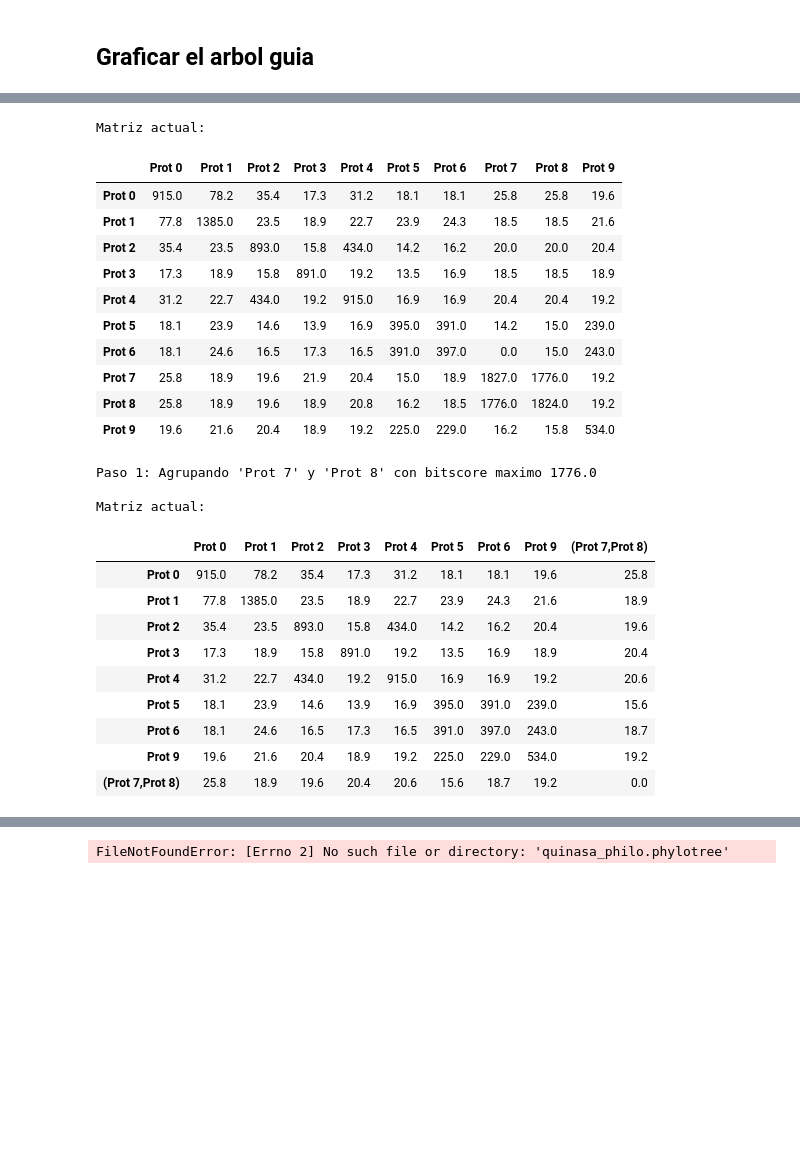
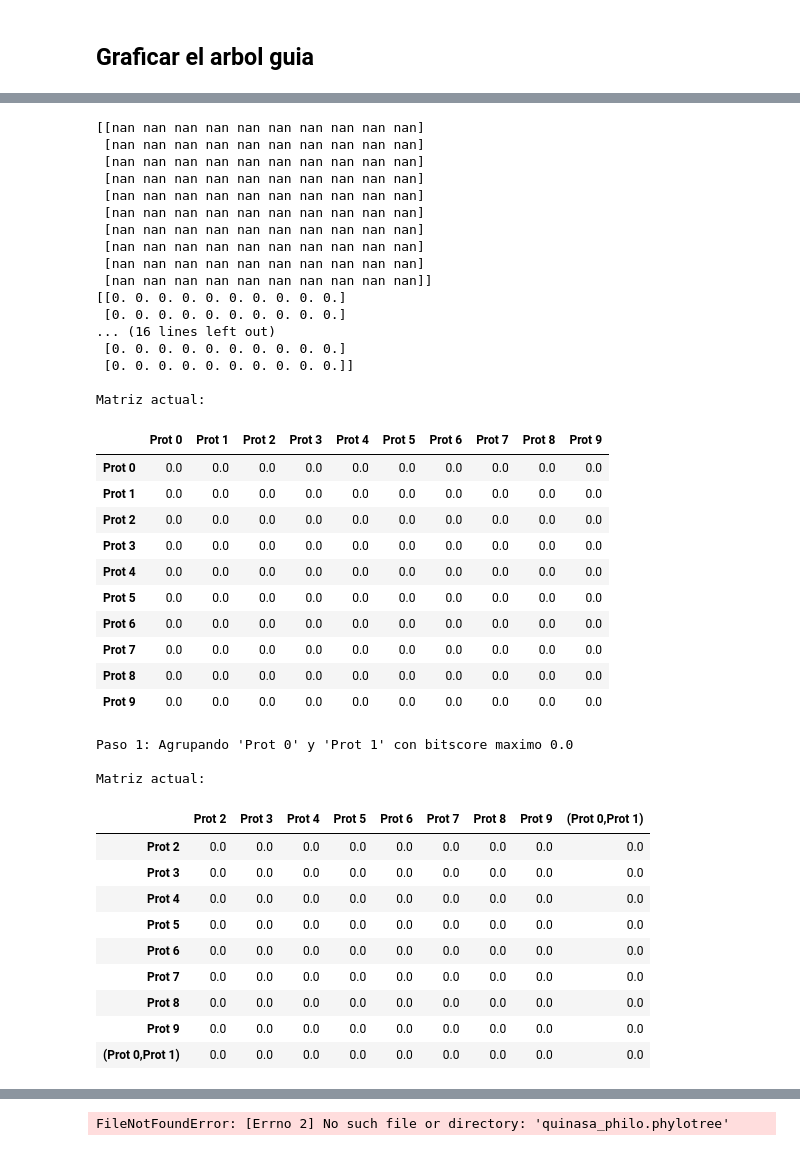
Before and after one commit to NadinaMaia/BioinformaticaAvanzada, a Jupyter notebook: tp3/TP3.ipynb, the cells around one changed output, grey strips where cells are left out. Cells and saved outputs as stored; diff of their text form; code cells hidden in the pictures; blank space fills up the shorter version.

```diff
--- a/tp3/TP3.ipynb
+++ b/tp3/TP3.ipynb
@@ -91,20 +92,6 @@ print(blosum_dict)
 import os
 
 def blast_two_seqs(seq_query, seq_db, id_query="query", id_db="db", temp_dir="temp_blast"):
-    """
-    Hace BLASTp local entre dos secuencias proteicas y devuelve métricas clave.
-
-    Args:
-      seq_query (str): Secuencia proteica que será la consulta.
-      seq_db (str): Secuencia proteica que será la base de datos.
-      id_query (str): ID para la secuencia consulta.
-      id_db (str): ID para la secuencia base de datos.
-      temp_dir (str): Carpeta temporal para archivos.
-
-    Returns:
-      tuple: (evalue, bitscore, pident) del mejor hit.
-             Si no hay hits, devuelve (None, None, None).
-    """
     if not os.path.exists(temp_dir):
         os.makedirs(temp_dir)
 
@@ -199,7 +178,7 @@ guardar_lista_fasta(lista_quinasas, "quinasas.fasta")
 # %%
 # Cargar matriz
 blosum60_df = cargar_blosum60()
-def obtener_matriz_blast_scores(lista_proteinas, blosum):
+def obtener_matriz_blast_scores(lista_proteinas):
     # Inicializar matriz
     n = len(lista_proteinas)
     evalue_matrix, bitscore_matrix, pident_matrix = np.zeros((n, n)), np.zeros((n, n)),np.zeros((n, n))
@@ -373,40 +366,59 @@ def armar_arbol_guia(matriz, etiquetas, tipo_score):
 # %%
 
-evalue_matrix, bitscore_matrix, pident_matrix = obtener_matriz_blast_scores(lista_quinasas, blosum60_df)
+evalue_matrix, bitscore_matrix, pident_matrix = obtener_matriz_blast_scores(lista_quinasas)
+print(evalue_matrix)
+print(bitscore_matrix)
+print(pident_matrix)
 
 labels = [ f"Prot {i}" for i in range(len(lista_quinasas))]
 arbol_bitscore = armar_arbol_guia(bitscore_matrix, labels, 'bitscore')
 labels = [ f"Prot {i}" for i in range(len(lista_quinasas))]
 arbol_pident = armar_arbol_guia(pident_matrix, labels, 'pident')
 labels = [ f"Prot {i}" for i in range(len(lista_quinasas))]
 arbol_evalue = armar_arbol_guia(evalue_matrix, labels, 'evalue')
 
 tree_bitscore = Phylo.read(StringIO(arbol_bitscore), "newick")
 tree_pident = Phylo.read(StringIO(arbol_pident), "newick")
 tree_evalue = Phylo.read(StringIO(arbol_evalue), "newick")
 # %% [output]
+[[nan nan nan nan nan nan nan nan nan nan]
+ [nan nan nan nan nan nan nan nan nan nan]
+ [nan nan nan nan nan nan nan nan nan nan]
+ [nan nan nan nan nan nan nan nan nan nan]
+ [nan nan nan nan nan nan nan nan nan nan]
+ [nan nan nan nan nan nan nan nan nan nan]
+ [nan nan nan nan nan nan nan nan nan nan]
+ [nan nan nan nan nan nan nan nan nan nan]
+ [nan nan nan nan nan nan nan nan nan nan]
+ [nan nan nan nan nan nan nan nan nan nan]]
+[[0. 0. 0. 0. 0. 0. 0. 0. 0. 0.]
+ [0. 0. 0. 0. 0. 0. 0. 0. 0. 0.]
+... (16 lines left out)
+ [0. 0. 0. 0. 0. 0. 0. 0. 0. 0.]
+ [0. 0. 0. 0. 0. 0. 0. 0. 0. 0.]]
+
 Matriz actual:
 |  | Prot 0 | Prot 1 | Prot 2 | Prot 3 | Prot 4 | Prot 5 | Prot 6 | Prot 7 | Prot 8 | Prot 9 |
-| Prot 0 | 915.0 | 78.2 | 35.4 | 17.3 | 31.2 | 18.1 | 18.1 | 25.8 | 25.8 | 19.6 |
-| Prot 1 | 77.8 | 1385.0 | 23.5 | 18.9 | 22.7 | 23.9 | 24.3 | 18.5 | 18.5 | 21.6 |
-| Prot 2 | 35.4 | 23.5 | 893.0 | 15.8 | 434.0 | 14.2 | 16.2 | 20.0 | 20.0 | 20.4 |
-| Prot 3 | 17.3 | 18.9 | 15.8 | 891.0 | 19.2 | 13.5 | 16.9 | 18.5 | 18.5 | 18.9 |
-| Prot 4 | 31.2 | 22.7 | 434.0 | 19.2 | 915.0 | 16.9 | 16.9 | 20.4 | 20.4 | 19.2 |
-| Prot 5 | 18.1 | 23.9 | 14.6 | 13.9 | 16.9 | 395.0 | 391.0 | 14.2 | 15.0 | 239.0 |
-| Prot 6 | 18.1 | 24.6 | 16.5 | 17.3 | 16.5 | 391.0 | 397.0 | 0.0 | 15.0 | 243.0 |
-| Prot 7 | 25.8 | 18.9 | 19.6 | 21.9 | 20.4 | 15.0 | 18.9 | 1827.0 | 1776.0 | 19.2 |
-| Prot 8 | 25.8 | 18.9 | 19.6 | 18.9 | 20.8 | 16.2 | 18.5 | 1776.0 | 1824.0 | 19.2 |
-| Prot 9 | 19.6 | 21.6 | 20.4 | 18.9 | 19.2 | 225.0 | 229.0 | 16.2 | 15.8 | 534.0 |
+| Prot 0 | 0.0 | 0.0 | 0.0 | 0.0 | 0.0 | 0.0 | 0.0 | 0.0 | 0.0 | 0.0 |
+| Prot 1 | 0.0 | 0.0 | 0.0 | 0.0 | 0.0 | 0.0 | 0.0 | 0.0 | 0.0 | 0.0 |
+| Prot 2 | 0.0 | 0.0 | 0.0 | 0.0 | 0.0 | 0.0 | 0.0 | 0.0 | 0.0 | 0.0 |
+| Prot 3 | 0.0 | 0.0 | 0.0 | 0.0 | 0.0 | 0.0 | 0.0 | 0.0 | 0.0 | 0.0 |
+| Prot 4 | 0.0 | 0.0 | 0.0 | 0.0 | 0.0 | 0.0 | 0.0 | 0.0 | 0.0 | 0.0 |
+| Prot 5 | 0.0 | 0.0 | 0.0 | 0.0 | 0.0 | 0.0 | 0.0 | 0.0 | 0.0 | 0.0 |
+| Prot 6 | 0.0 | 0.0 | 0.0 | 0.0 | 0.0 | 0.0 | 0.0 | 0.0 | 0.0 | 0.0 |
+| Prot 7 | 0.0 | 0.0 | 0.0 | 0.0 | 0.0 | 0.0 | 0.0 | 0.0 | 0.0 | 0.0 |
+| Prot 8 | 0.0 | 0.0 | 0.0 | 0.0 | 0.0 | 0.0 | 0.0 | 0.0 | 0.0 | 0.0 |
+| Prot 9 | 0.0 | 0.0 | 0.0 | 0.0 | 0.0 | 0.0 | 0.0 | 0.0 | 0.0 | 0.0 |
-Paso 1: Agrupando 'Prot 7' y 'Prot 8' con bitscore maximo 1776.0
+Paso 1: Agrupando 'Prot 0' y 'Prot 1' con bitscore maximo 0.0
 
 Matriz actual:
-|  | Prot 0 | Prot 1 | Prot 2 | Prot 3 | Prot 4 | Prot 5 | Prot 6 | Prot 9 | (Prot 7,Prot 8) |
-| Prot 0 | 915.0 | 78.2 | 35.4 | 17.3 | 31.2 | 18.1 | 18.1 | 19.6 | 25.8 |
-| Prot 1 | 77.8 | 1385.0 | 23.5 | 18.9 | 22.7 | 23.9 | 24.3 | 21.6 | 18.9 |
-| Prot 2 | 35.4 | 23.5 | 893.0 | 15.8 | 434.0 | 14.2 | 16.2 | 20.4 | 19.6 |
-| Prot 3 | 17.3 | 18.9 | 15.8 | 891.0 | 19.2 | 13.5 | 16.9 | 18.9 | 20.4 |
-| Prot 4 | 31.2 | 22.7 | 434.0 | 19.2 | 915.0 | 16.9 | 16.9 | 19.2 | 20.6 |
-| Prot 5 | 18.1 | 23.9 | 14.6 | 13.9 | 16.9 | 395.0 | 391.0 | 239.0 | 15.6 |
-| Prot 6 | 18.1 | 24.6 | 16.5 | 17.3 | 16.5 | 391.0 | 397.0 | 243.0 | 18.7 |
-| Prot 9 | 19.6 | 21.6 | 20.4 | 18.9 | 19.2 | 225.0 | 229.0 | 534.0 | 19.2 |
-| (Prot 7,Prot 8) | 25.8 | 18.9 | 19.6 | 20.4 | 20.6 | 15.6 | 18.7 | 19.2 | 0.0 |
+|  | Prot 2 | Prot 3 | Prot 4 | Prot 5 | Prot 6 | Prot 7 | Prot 8 | Prot 9 | (Prot 0,Prot 1) |
+| Prot 2 | 0.0 | 0.0 | 0.0 | 0.0 | 0.0 | 0.0 | 0.0 | 0.0 | 0.0 |
+| Prot 3 | 0.0 | 0.0 | 0.0 | 0.0 | 0.0 | 0.0 | 0.0 | 0.0 | 0.0 |
+| Prot 4 | 0.0 | 0.0 | 0.0 | 0.0 | 0.0 | 0.0 | 0.0 | 0.0 | 0.0 |
+| Prot 5 | 0.0 | 0.0 | 0.0 | 0.0 | 0.0 | 0.0 | 0.0 | 0.0 | 0.0 |
+| Prot 6 | 0.0 | 0.0 | 0.0 | 0.0 | 0.0 | 0.0 | 0.0 | 0.0 | 0.0 |
+| Prot 7 | 0.0 | 0.0 | 0.0 | 0.0 | 0.0 | 0.0 | 0.0 | 0.0 | 0.0 |
+| Prot 8 | 0.0 | 0.0 | 0.0 | 0.0 | 0.0 | 0.0 | 0.0 | 0.0 | 0.0 |
+| Prot 9 | 0.0 | 0.0 | 0.0 | 0.0 | 0.0 | 0.0 | 0.0 | 0.0 | 0.0 |
+| (Prot 0,Prot 1) | 0.0 | 0.0 | 0.0 | 0.0 | 0.0 | 0.0 | 0.0 | 0.0 | 0.0 |
```
Also changed, not shown: parts of 15 cells of this notebook, 3 other files.
